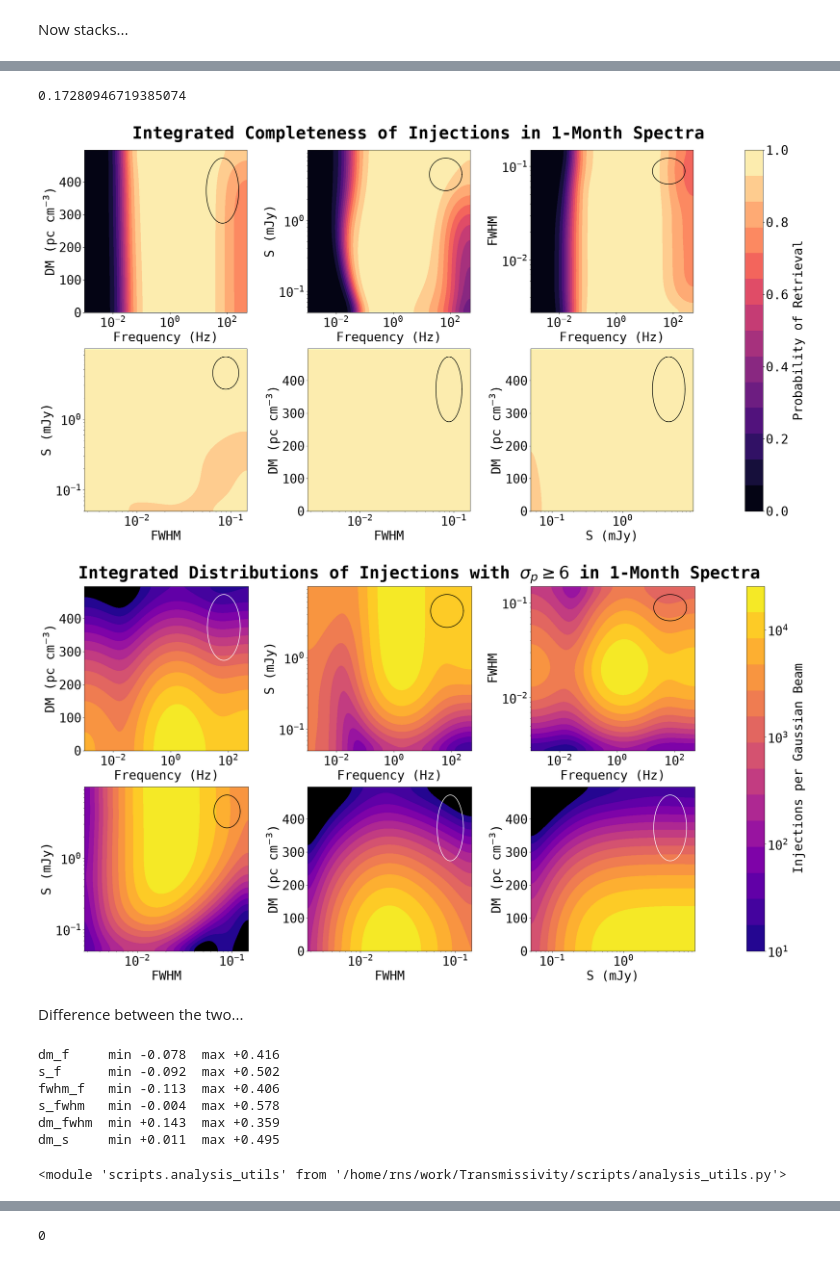
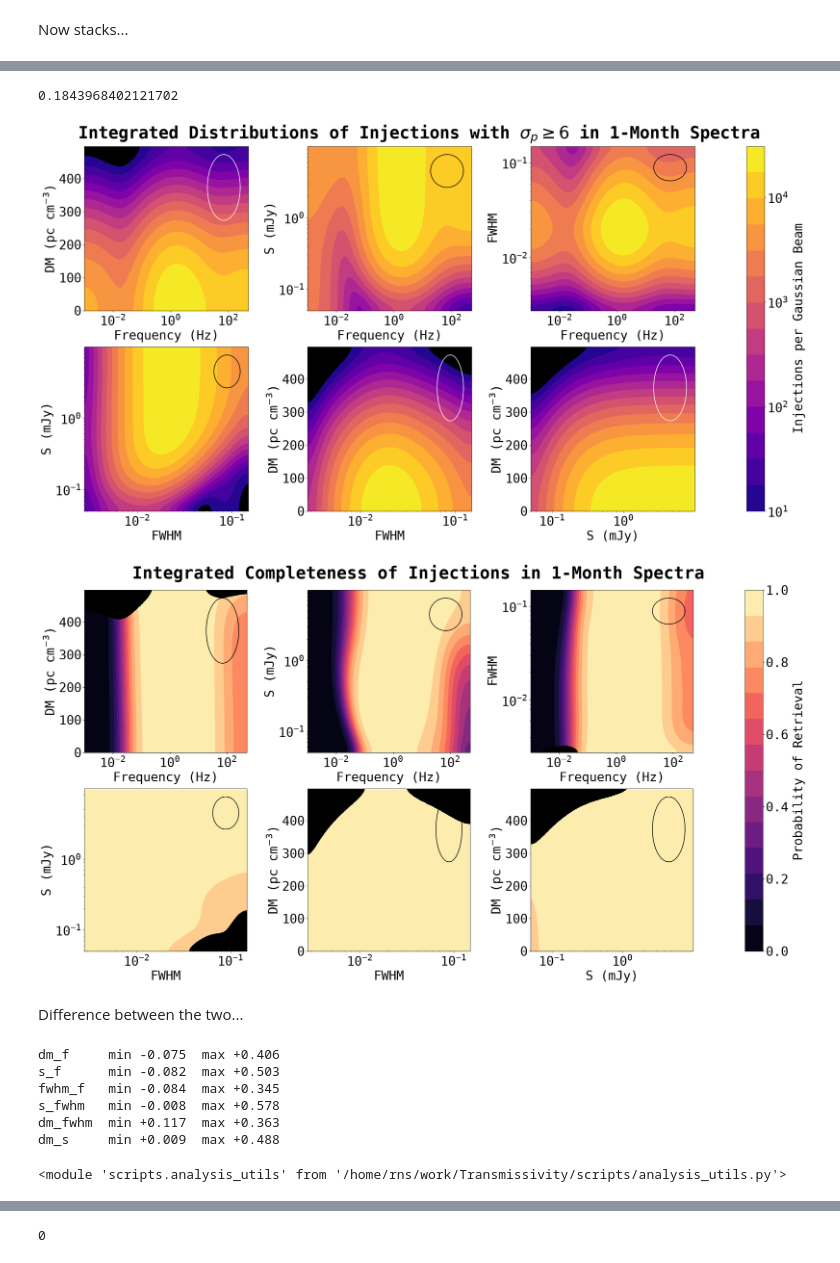
Before and after one commit to chime-sps/Transmissivity, a Jupyter notebook: results/injection_analysis_2d.ipynb, the cells around one changed output, grey strips where cells are left out. Drawn from its saved outputs; the diff is of its cells as text; code cells hidden in the pictures.

Commit message:
thin region masking

```diff
--- a/results/injection_analysis_2d.ipynb
+++ b/results/injection_analysis_2d.ipynb
@@ -39,7 +39,7 @@ def dm_edge_mask(arr, margin = 10.):
     inv = inv.ravel()
     pointing_maxdm = np.zeros(inv.max() + 1)
     np.maximum.at(pointing_maxdm, inv, arr[:, DM_idx])
-    return (arr[:, DM_idx] > 0.) & (arr[:, DM_idx] <= pointing_maxdm[inv] - margin)
+    return (arr[:, DM_idx] > 0.) & (arr[:, DM_idx] < pointing_maxdm[inv])
 
 day_data = day_data[dm_edge_mask(day_data)]
 month_data = month_data[dm_edge_mask(month_data)]
@@ -64,3 +64,6 @@ Number of injections: 145480
+# %%
+def mask_thin(maps, injections, min_inj = 100):
+    return [np.where(inj >= min_inj, m, np.nan) for m, inj in zip(maps, injections)]
 # %%
 day_fglob_mask = (day_data[:, f_idx] > 0.1) & (day_data[:, f_idx] < 250.)
 day_DMglob_mask = (day_data[:, DM_idx] > 1.) & (day_data[:, DM_idx] < 600.)
@@ -438,7 +435,7 @@ month_data_low_flux = month_data[S_mask]
 month_data_low_flux_retrieved = month_data[S_mask & retrieved_mask]
 100*len(month_data_low_flux_retrieved) / len(month_data_low_flux)
 # %% [output]
-0.17280946719385074
+0.1843968402121702
 # %%
 sigma_mask = month_data[:, 8] > 6.
 
@@ -480,35 +477,35 @@ fwhm_f_inj_smooth_30, _, fwhm_f_ret_p_smooth_30 = au.get_sensitivity(
 # %%
 completenesses_30 = [dm_f_ret_p_smooth_30, s_f_ret_p_smooth_30, fwhm_f_ret_p_smooth_30,
              s_fwhm_ret_p_smooth_30, dm_fwhm_ret_p_smooth_30, dm_s_ret_p_smooth_30]
-
-au.make_contour_map(completenesses_30,
-                     bins1, bins2,
-                     dev1, dev2,
-                     'Integrated Completeness of Injections in 1-Month Spectra',
-                     ellipse_colors = ['k', 'k', 'k', 'k', 'k', 'k']
-                     )
 
 injections_30 = [dm_f_inj_smooth_30,
                 s_f_inj_smooth_30,
                 fwhm_f_inj_smooth_30,
                 s_fwhm_inj_smooth_30,
                 dm_fwhm_inj_smooth_30,
                 dm_s_inj_smooth_30
 ]
 
 au.make_contour_map(injections_30,
                      bins1, bins2,
                      dev1, dev2,
                      r'Integrated Distributions of Injections with $\sigma_p \geq 6$ in 1-Month Spectra',
                      cmap = 'plasma',
                      cmap_log = True,
                      colorbar_name = 'Injections per Gaussian Beam',
                      ellipse_colors = ['w', 'k', 'k', 'k', 'w', 'w'],
                      log_ticks = [1e1, 1e2, 1e3, 1e4]
                      )
+
+au.make_contour_map(mask_thin(completenesses_30, injections_30, 20),
+                     bins1, bins2,
+                     dev1, dev2,
+                     'Integrated Completeness of Injections in 1-Month Spectra',
+                     ellipse_colors = ['k', 'k', 'k', 'k', 'k', 'k']
+                     )
 # %% [output]
-[figure, old version]
+[figure, new version]
-[figure, old version]
+[figure, new version]
 # %% [markdown]
 Difference between the two...
 # %%
@@ -520,14 +517,14 @@ diffs = [t_30 - t_1 for t_30, t_1 in zip(transmissivities_30, transmissivities_1
 for name, d in zip(['dm_f', 's_f', 'fwhm_f', 's_fwhm', 'dm_fwhm', 'dm_s'], diffs):
     print(f'{name:8s} min {d.min():+.3f}  max {d.max():+.3f}')
 # %% [output]
-dm_f     min -0.078  max +0.416
-s_f      min -0.092  max +0.502
-fwhm_f   min -0.113  max +0.406
-s_fwhm   min -0.004  max +0.578
-dm_fwhm  min +0.143  max +0.359
-dm_s     min +0.011  max +0.495
+dm_f     min -0.075  max +0.406
+s_f      min -0.082  max +0.503
+fwhm_f   min -0.084  max +0.345
+s_fwhm   min -0.008  max +0.578
+dm_fwhm  min +0.117  max +0.363
+dm_s     min +0.009  max +0.488
-# %%
-importlib.reload(au)
-# %% [output]
-<module 'scripts.analysis_utils' from '/home/rns/work/Transmissivity/scripts/analysis_utils.py'>
+# %%
+importlib.reload(au)
+# %% [output]
+<module 'scripts.analysis_utils' from '/home/rns/work/Transmissivity/scripts/analysis_utils.py'>
 # %%
```
Also changed, not shown: parts of 12 cells of this notebook.
